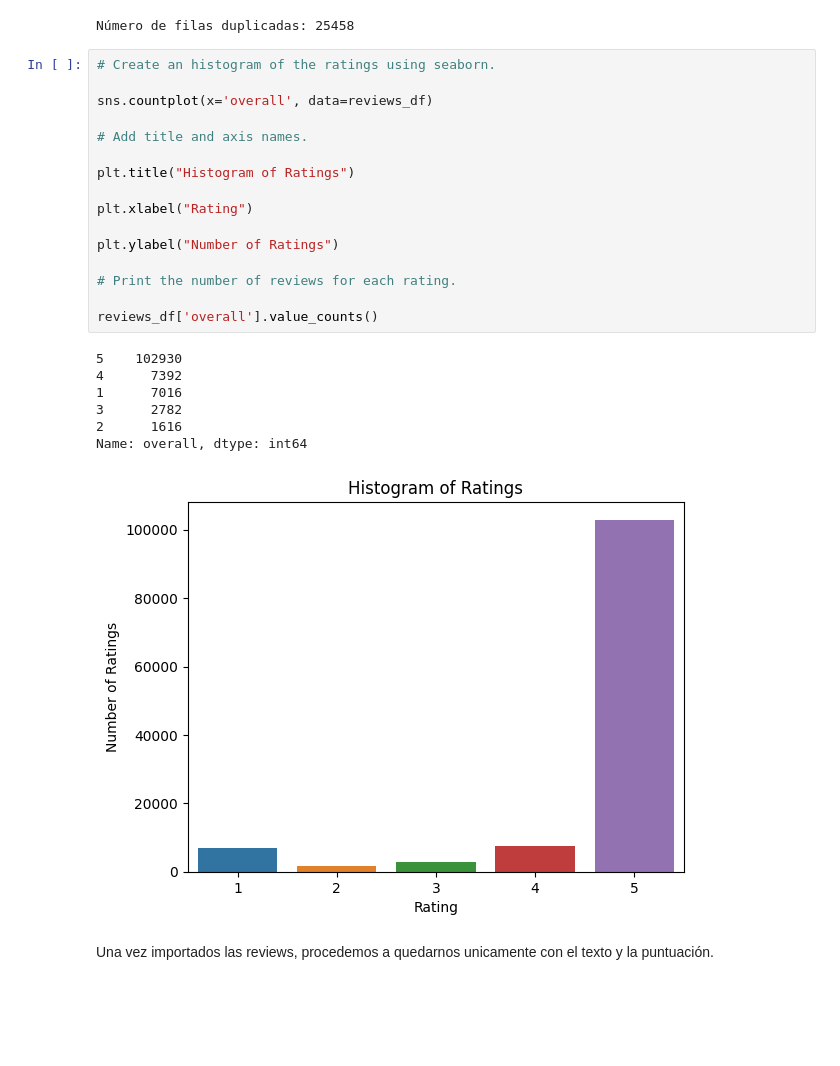
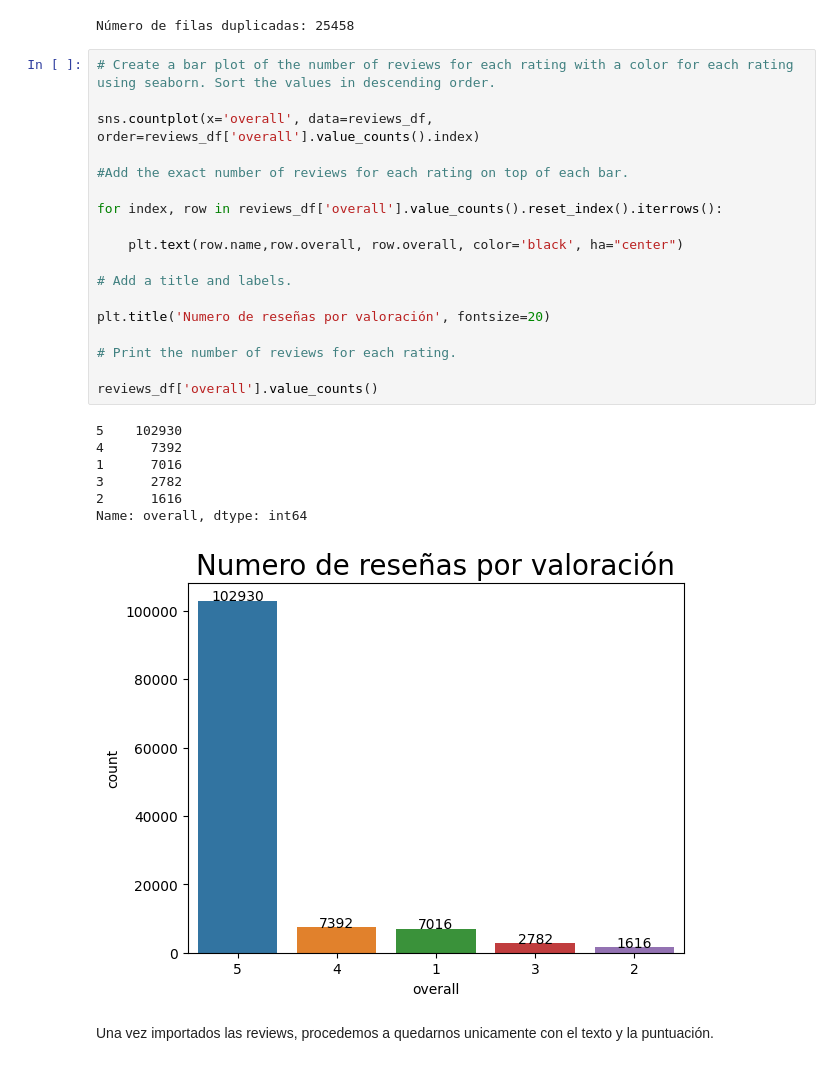
Before and after one commit to ComputingVictor/TFM_ValuationSentimentEngine, a Jupyter notebook: notebooks/reviews/0_DataPreprocessing.ipynb, the cells around one changed output. Drawn from its saved outputs; the diff is of its cells as text; blank space fills up the shorter version.

```diff
--- a/notebooks/reviews/0_DataPreprocessing.ipynb
+++ b/notebooks/reviews/0_DataPreprocessing.ipynb
@@ -164,30 +164,32 @@ reviews_df = reviews_df.drop('reviewText_str', axis=1)
 reviews_df = reviews_df.drop_duplicates(['reviewText'])
 # %% [output]
 Número de filas duplicadas: 25458
-# %%
-# Create an histogram of the ratings using seaborn.
-
-sns.countplot(x='overall', data=reviews_df)
-
-# Add title and axis names.
-
-plt.title("Histogram of Ratings")
-
-plt.xlabel("Rating")
-
-plt.ylabel("Number of Ratings")
-
-# Print the number of reviews for each rating.
-
-reviews_df['overall'].value_counts()
-# %% [output]
-5    102930
-4      7392
-1      7016
-3      2782
-2      1616
-Name: overall, dtype: int64
-[figure, removed]
+# %%
+# Create a bar plot of the number of reviews for each rating with a color for each rating using seaborn. Sort the values in descending order.
+
+sns.countplot(x='overall', data=reviews_df, order=reviews_df['overall'].value_counts().index)
+
+#Add the exact number of reviews for each rating on top of each bar.
+
+for index, row in reviews_df['overall'].value_counts().reset_index().iterrows():
+
+    plt.text(row.name,row.overall, row.overall, color='black', ha="center")
+
+# Add a title and labels.
+
+plt.title('Numero de reseñas por valoración', fontsize=20)
+
+# Print the number of reviews for each rating.
+
+reviews_df['overall'].value_counts()
+# %% [output]
+5    102930
+4      7392
+1      7016
+3      2782
+2      1616
+Name: overall, dtype: int64
+[figure, added]
 # %% [markdown]
 Una vez importados las reviews, procedemos a quedarnos unicamente con el texto y la puntuación.
 # %%
```
Also changed, not shown: parts of 1 cell of this notebook, 1 other file.
